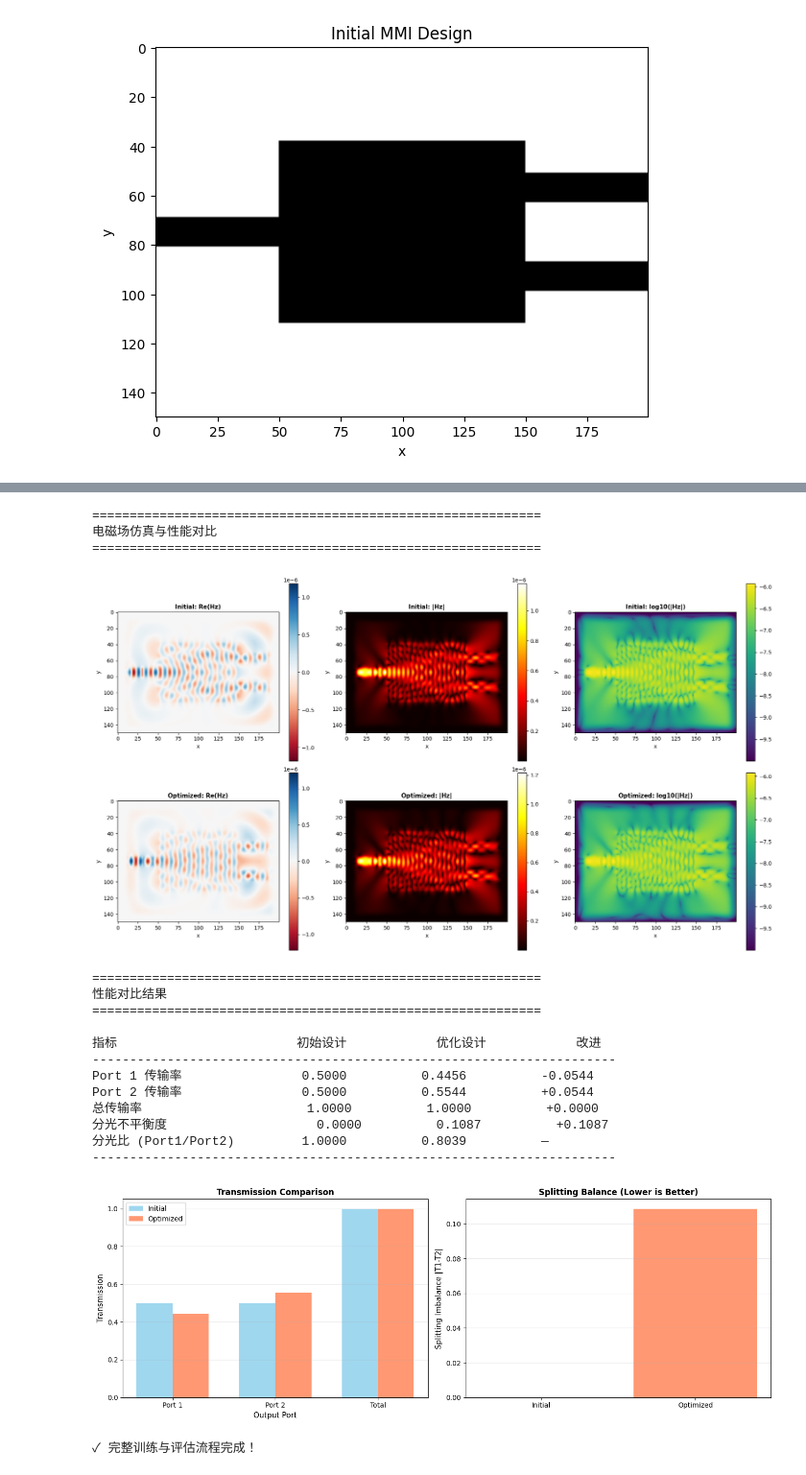
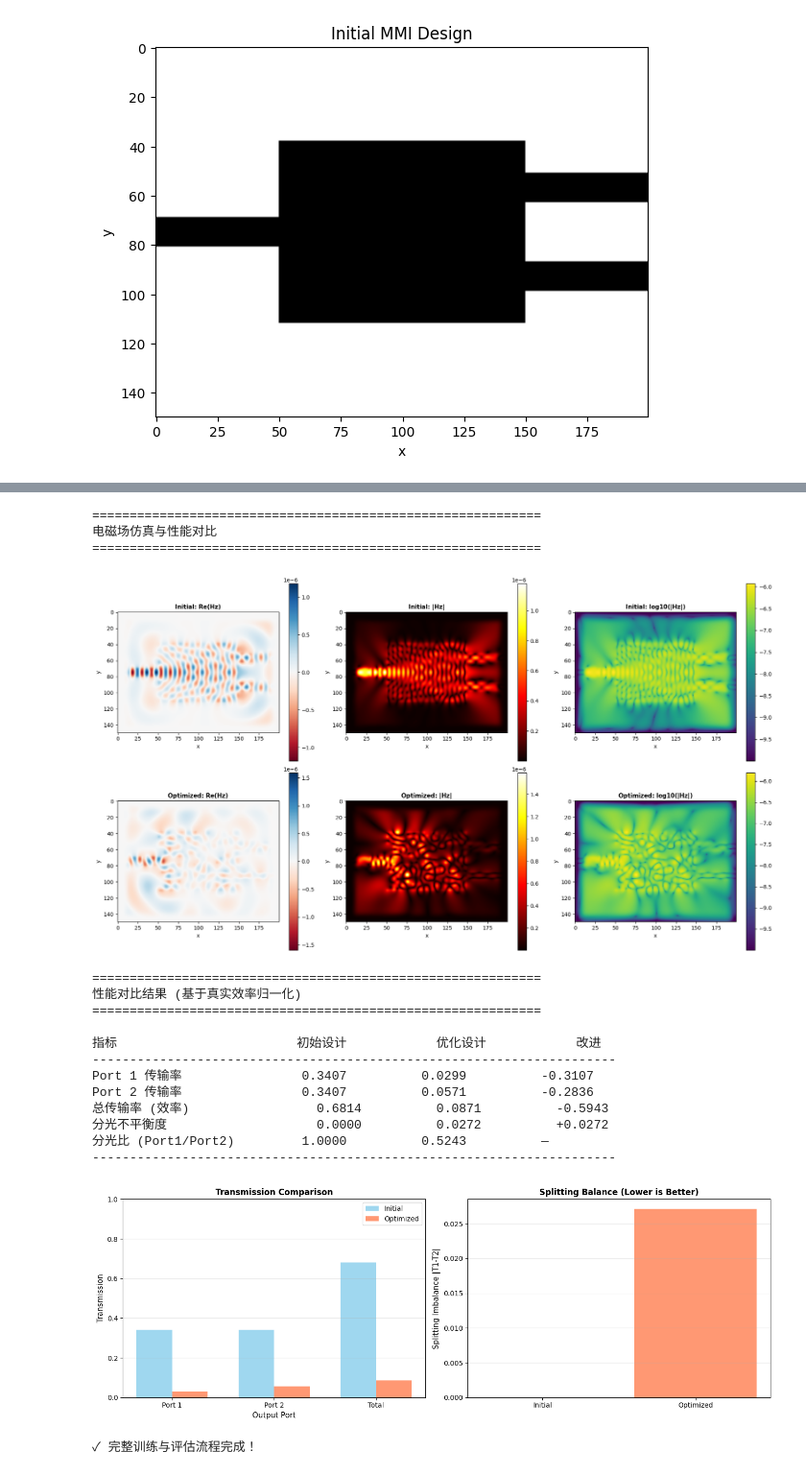
Before and after one commit to xsdgm/nixiangsheji, a Jupyter notebook: training/MMI.ipynb, the cells around one changed output, grey strips where cells are left out. Shown at 96% size. Saved outputs shown, nothing was run; the diff lists cells and outputs as text; code cells hidden in the pictures.

```diff
--- a/training/MMI.ipynb
+++ b/training/MMI.ipynb
@@ -374,7 +561,7 @@ print("最终设计评估")
 print("=" * 60)
 
 # ✅ 正确方法：从训练后的环境中直接获取优化设计
-env_unwrapped = vec_env.envs[0].unwrapped
+env_unwrapped = vec_env_fine.envs[0].unwrapped
 optimized_design = env_unwrapped.state.copy()  # 训练后的设计
 
 # 创建初始设计用于对比（全硅MMI区域）
@@ -446,15 +624,30 @@ print("\n" + "=" * 60)
 print("电磁场仿真与性能对比")
 print("=" * 60)
 
-# 仿真优化后的设计
 mode_y_range = np.arange(ny//2 - wg_width_cells//2, ny//2 + wg_width_cells//2)
-source = insert_mode(omega, dl, npml + 10, mode_y_range, epsr_final, npml=npml, m=1)
-Ex_opt, Ey_opt, Hz_opt = F.solve(source)
 
-# 仿真初始设计（用于对比）
+# ==================================
+# 1. 独立仿真优化后的设计
+# ==================================
+# 为优化设计创建一个独立的、干净的仿真对象
+F_opt = fdfd_ez(omega, dl, epsr_final, npml=[npml, npml])
+source_opt = insert_mode(omega, dl, npml + 10, mode_y_range, epsr_final, npml=npml, m=1)
+Ex_opt, Ey_opt, Hz_opt = F_opt.solve(source_opt)
+
+# ==================================
+# 2. 独立仿真初始设计
+# ==================================
+# 重新构建初始的全硅结构
+initial_epsr_full = np.ones((nx, ny), dtype=np.float32) * epsr_background
+initial_epsr_full[0:mmi_x_start, input_wg_y_start:input_wg_y_end] = epsr_si
+initial_epsr_full[mmi_x_start:mmi_x_end, mmi_y_start:mmi_y_end] = epsr_si
+initial_epsr_full[mmi_x_end:, output_wg1_y_start:output_wg1_y_end] = epsr_si
+initial_epsr_full[mmi_x_end:, output_wg2_y_start:output_wg2_y_end] = epsr_si
+# 为初始设计创建一个独立的、干净的仿真对象
 F_init = fdfd_ez(omega, dl, initial_epsr_full, npml=[npml, npml])
 source_init = insert_mode(omega, dl, npml + 10, mode_y_range, initial_epsr_full, npml=npml, m=1)
 Ex_init, Ey_init, Hz_init = F_init.solve(source_init)
+
 
 # 场分布对比可视化
 fig, axes = plt.subplots(2, 3, figsize=(18, 10))
@@ -502,32 +695,39 @@ plt.colorbar(im6, ax=axes[1, 2])
 plt.tight_layout()
 plt.show()
 
-# 计算性能指标
+# =============================================
+# 修正：使用参考基准计算真实的性能指标
+# =============================================
+
 # 初始设计
 power_out1_init = np.sum(np.abs(Hz_init[nx - npml - 10, output_wg1_y_start:output_wg1_y_end])**2)
 power_out2_init = np.sum(np.abs(Hz_init[nx - npml - 10, output_wg2_y_start:output_wg2_y_end])**2)
-total_power_init = power_out1_init + power_out2_init
-T1_init = power_out1_init / total_power_init
-T2_init = power_out2_init / total_power_init
+# 使用从直波导仿真中获得的`power_in_reference`进行归一化
+T1_init = power_out1_init / power_in_reference
+T2_init = power_out2_init / power_in_reference
 
 # 优化设计
 power_out1_opt = np.sum(np.abs(Hz_opt[nx - npml - 10, output_wg1_y_start:output_wg1_y_end])**2)
 power_out2_opt = np.sum(np.abs(Hz_opt[nx - npml - 10, output_wg2_y_start:output_wg2_y_end])**2)
-total_power_opt = power_out1_opt + power_out2_opt
-T1_opt = power_out1_opt / total_power_opt
-T2_opt = power_out2_opt / total_power_opt
+# 同样使用`power_in_reference`进行归一化
+T1_opt = power_out1_opt / power_in_reference
+T2_opt = power_out2_opt / power_in_reference
 
 # 性能对比表格
 print("\n" + "=" * 60)
-print("性能对比结果")
+print("性能对比结果 (基于真实效率归一化)")
 print("=" * 60)
 print(f"\n{'指标':<25} {'初始设计':<15} {'优化设计':<15} {'改进':<15}")
 print("-" * 70)
 print(f"{'Port 1 传输率':<25} {T1_init:<15.4f} {T1_opt:<15.4f} {(T1_opt-T1_init):<+15.4f}")
 print(f"{'Port 2 传输率':<25} {T2_init:<15.4f} {T2_opt:<15.4f} {(T2_opt-T2_init):<+15.4f}")
-print(f"{'总传输率':<25} {T1_init+T2_init:<15.4f} {T1_opt+T2_opt:<15.4f} {(T1_opt+T2_opt-T1_init-T2_init):<+15.4f}")
+print(f"{'总传输率 (效率)':<25} {T1_init+T2_init:<15.4f} {T1_opt+T2_opt:<15.4f} {(T1_opt+T2_opt-T1_init-T2_init):<+15.4f}")
 print(f"{'分光不平衡度':<25} {np.abs(T1_init-T2_init):<15.4f} {np.abs(T1_opt-T2_opt):<15.4f} {(np.abs(T1_opt-T2_opt)-np.abs(T1_init-T2_init)):<+15.4f}")
-print(f"{'分光比 (Port1/Port2)':<25} {T1_init/T2_init:<15.4f} {T1_opt/T2_opt:<15.4f} {'—':<15}")
+# 分光比在输出功率低时可能无意义或导致除零错误
+with np.errstate(divide='ignore', invalid='ignore'):
+    ratio_init = T1_init / T2_init if T2_init > 1e-9 else np.inf
+    ratio_opt = T1_opt / T2_opt if T2_opt > 1e-9 else np.inf
+    print(f"{'分光比 (Port1/Port2)':<25} {ratio_init:<15.4f} {ratio_opt:<15.4f} {'—':<15}")
 print("-" * 70)
 
 # 性能提升可视化
@@ -545,39 +745,41 @@ axes[0].bar(x - width/2, initial_vals, width, label='Initial', alpha=0.8, color=
 axes[0].bar(x + width/2, optimized_vals, width, label='Optimized', alpha=0.8, color='coral')
 axes[0].set_xlabel('Output Port', fontsize=11)
 axes[0].set_ylabel('Transmission', fontsize=11)
 axes[0].set_title('Transmission Comparison', fontsize=12, fontweight='bold')
 axes[0].set_xticks(x)
 axes[0].set_xticklabels(categories)
 axes[0].legend()
 axes[0].grid(True, alpha=0.3, axis='y')
+axes[0].set_ylim(0, max(1.0, max(max(initial_vals), max(optimized_vals))*1.1))
+
 
 # 分光平衡性
 balance_data = [np.abs(T1_init - T2_init), np.abs(T1_opt - T2_opt)]
 axes[1].bar(['Initial', 'Optimized'], balance_data, color=['skyblue', 'coral'], alpha=0.8)
 axes[1].set_ylabel('Splitting Imbalance |T1-T2|', fontsize=11)
 axes[1].set_title('Splitting Balance (Lower is Better)', fontsize=12, fontweight='bold')
 axes[1].grid(True, alpha=0.3, axis='y')
 
 plt.tight_layout()
 plt.show()
 
 print("\n✓ 完整训练与评估流程完成！")
 # %% [output]
 ============================================================
 电磁场仿真与性能对比
 ============================================================
-[figure, old version]
+[figure, new version]
 ============================================================
-性能对比结果
+性能对比结果 (基于真实效率归一化)
 ============================================================
 
 指标                        初始设计            优化设计            改进
 ----------------------------------------------------------------------
-Port 1 传输率                0.5000          0.4456          -0.0544
-Port 2 传输率                0.5000          0.5544          +0.0544
-总传输率                      1.0000          1.0000          +0.0000
-分光不平衡度                    0.0000          0.1087          +0.1087
-分光比 (Port1/Port2)         1.0000          0.8039          —
+Port 1 传输率                0.3407          0.0299          -0.3107
+Port 2 传输率                0.3407          0.0571          -0.2836
+总传输率 (效率)                 0.6814          0.0871          -0.5943
+分光不平衡度                    0.0000          0.0272          +0.0272
+分光比 (Port1/Port2)         1.0000          0.5243          —
 ----------------------------------------------------------------------
-[figure, old version]
+[figure, new version]
 ✓ 完整训练与评估流程完成！
```
Also changed, not shown: parts of 9 cells of this notebook.
